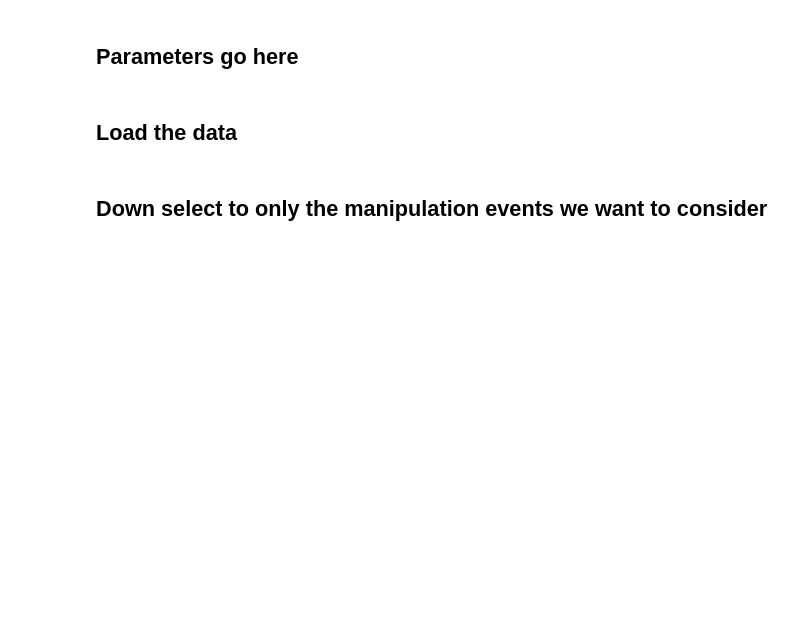
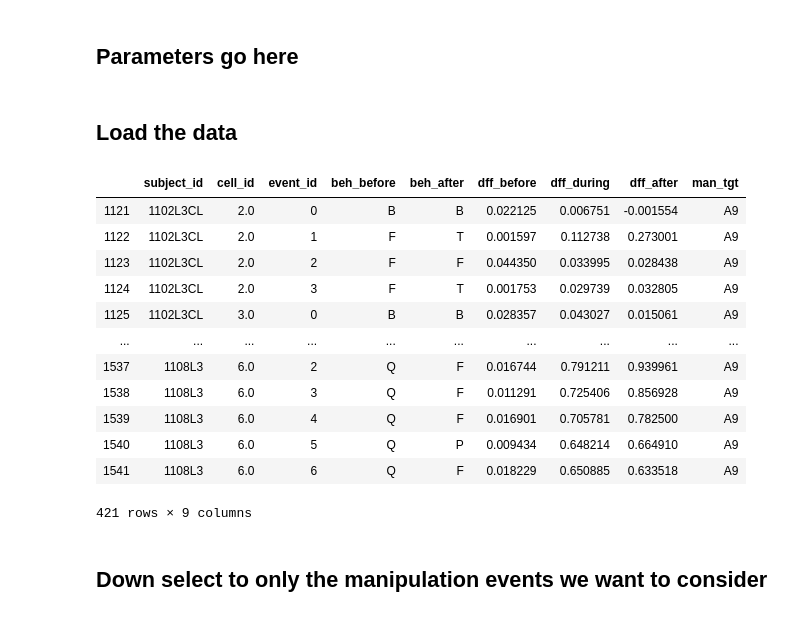
Before and after one commit to neuro-will/keller_zlatic_vnc, a Jupyter notebook: linear_mdl_fits/aooc_analysis.ipynb, the cells around one changed output. Saved outputs shown, nothing was run; the diff lists cells and outputs as text; code cells hidden in the pictures; blank space fills up the shorter version.

Commit message:
Adding latest after starting whole brain linear modeling work.

```diff
--- a/linear_mdl_fits/aooc_analysis.ipynb
+++ b/linear_mdl_fits/aooc_analysis.ipynb
@@ -24,16 +24,16 @@ plt.rcParams['figure.constrained_layout.use'] = True
 # %% [markdown]
 ## Parameters go here
 # %%
-data_dir = r'/Users/williambishop/Desktop'
+data_dir = r'\\dm11\bishoplab\projects\keller_vnc\data\extracted_dff'
 data_file = 'A00c_activity.pkl'
 
-# Behavior before and after consider
+# Specify variables that we predict from
 beh_before = ['Q', 'F', 'B']
 beh_after = ['Q', 'F', 'B']
 enc_beh_interactions = True
 enc_subjects = True
 closure = True # True if the only events we consider must start with a before_beh
-               # behavior and end with an beh_after before
+               # behavior and end with an beh_after behavior
 
 # How many boot strap samples we use in each analysis
 n_bs_smps = 1000
@@ -54,6 +54,22 @@ data_path = Path(data_dir) / data_file
 with open(data_path, 'rb') as f:
     data = pickle.load(f)
 data = pd.DataFrame(data)
+# %%
+data
+# %% [output]
+|  | subject_id | cell_id | event_id | beh_before | beh_after | dff_before | dff_during | dff_after | man_tgt |
+| 1121 | 1102L3CL | 2.0 | 0 | B | B | 0.022125 | 0.006751 | -0.001554 | A9 |
+| 1122 | 1102L3CL | 2.0 | 1 | F | T | 0.001597 | 0.112738 | 0.273001 | A9 |
+| 1123 | 1102L3CL | 2.0 | 2 | F | F | 0.044350 | 0.033995 | 0.028438 | A9 |
+| 1124 | 1102L3CL | 2.0 | 3 | F | T | 0.001753 | 0.029739 | 0.032805 | A9 |
+| 1125 | 1102L3CL | 3.0 | 0 | B | B | 0.028357 | 0.043027 | 0.015061 | A9 |
+| ... | ... | ... | ... | ... | ... | ... | ... | ... | ... |
+| 1537 | 1108L3 | 6.0 | 2 | Q | F | 0.016744 | 0.791211 | 0.939961 | A9 |
+| 1538 | 1108L3 | 6.0 | 3 | Q | F | 0.011291 | 0.725406 | 0.856928 | A9 |
+| 1539 | 1108L3 | 6.0 | 4 | Q | F | 0.016901 | 0.705781 | 0.782500 | A9 |
+| 1540 | 1108L3 | 6.0 | 5 | Q | P | 0.009434 | 0.648214 | 0.664910 | A9 |
+| 1541 | 1108L3 | 6.0 | 6 | Q | F | 0.018229 | 0.650885 | 0.633518 | A9 |
+421 rows × 9 columns
 # %% [markdown]
 ## Down select to only the manipulation events we want to consider
 # %%
```
Also changed, not shown: 10 other files.
